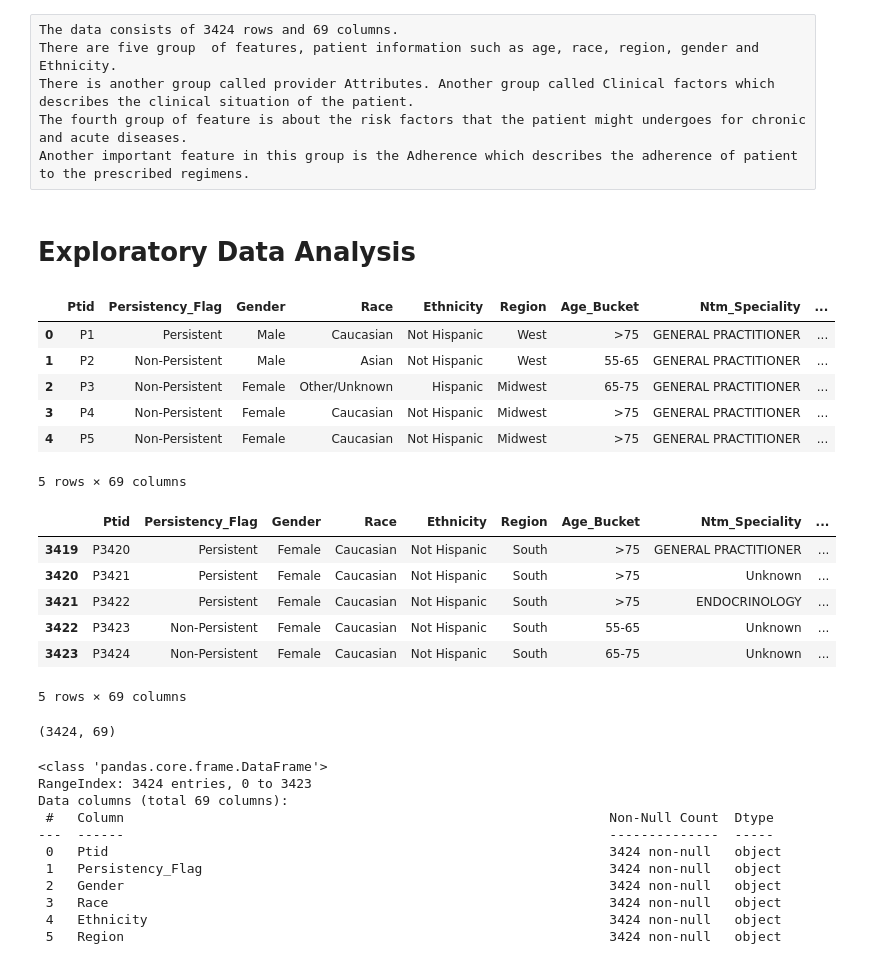
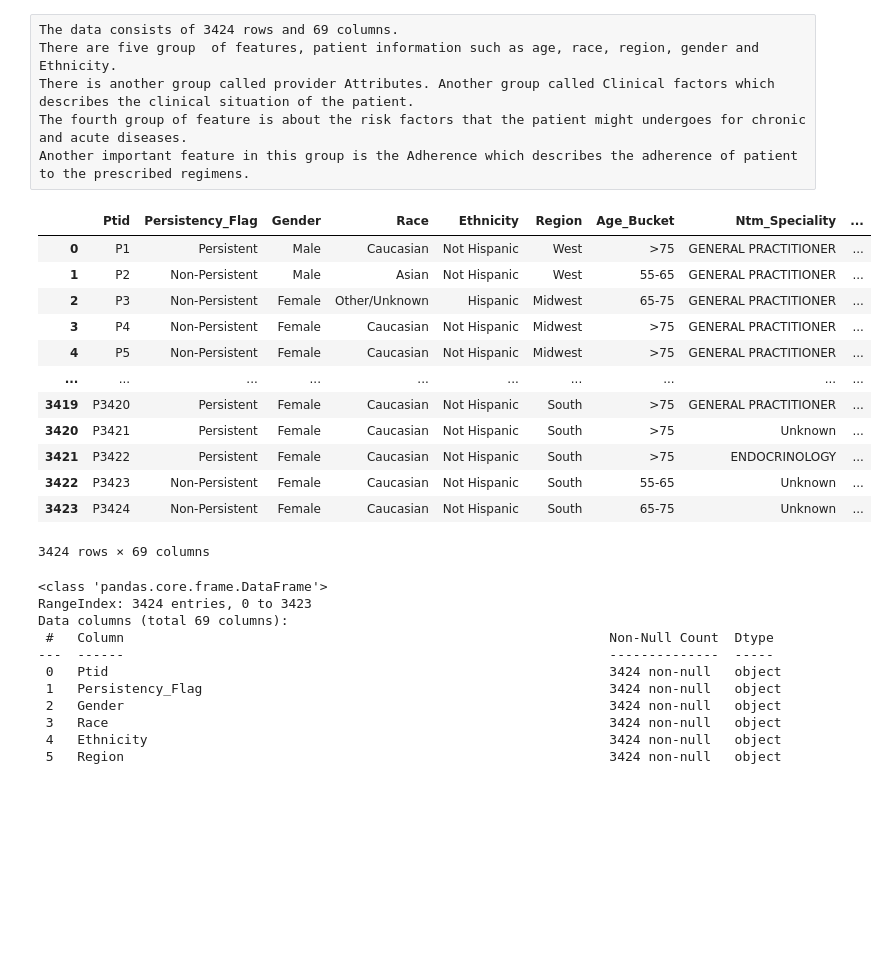
Before and after one commit to SMarzieh/Healthcare-Project, a Jupyter notebook: Marzieh_health-care.ipynb, the cells around one changed output. Cells and saved outputs as stored; diff of their text form; code cells hidden in the pictures; blank space fills up the shorter version.

```diff
--- a/Marzieh_health-care.ipynb
+++ b/Marzieh_health-care.ipynb
@@ -22,34 +22,24 @@ There are five group  of features, patient information such as age, race, region
 There is another group called provider Attributes. Another group called Clinical factors which describes the clinical situation of the patient.
 The fourth group of feature is about the risk factors that the patient might undergoes for chronic and acute diseases.
 Another important feature in this group is the Adherence which describes the adherence of patient to the prescribed regimens.
-# %% [markdown]
-# Exploratory Data Analysis
 # %%
 dataset = pd.read_csv('Healthcare_dataset.csv')
-# %%
-dataset.head()
-# %% [output]
-|  | Ptid | Persistency_Flag | Gender | Race | Ethnicity | Region | Age_Bucket | Ntm_Speciality | ... |
-| 0 | P1 | Persistent | Male | Caucasian | Not Hispanic | West | >75 | GENERAL PRACTITIONER | ... |
-| 1 | P2 | Non-Persistent | Male | Asian | Not Hispanic | West | 55-65 | GENERAL PRACTITIONER | ... |
-| 2 | P3 | Non-Persistent | Female | Other/Unknown | Hispanic | Midwest | 65-75 | GENERAL PRACTITIONER | ... |
-| 3 | P4 | Non-Persistent | Female | Caucasian | Not Hispanic | Midwest | >75 | GENERAL PRACTITIONER | ... |
-| 4 | P5 | Non-Persistent | Female | Caucasian | Not Hispanic | Midwest | >75 | GENERAL PRACTITIONER | ... |
-5 rows × 69 columns
 # %%
-dataset.tail()
+dataset
 # %% [output]
 |  | Ptid | Persistency_Flag | Gender | Race | Ethnicity | Region | Age_Bucket | Ntm_Speciality | ... |
+| 0 | P1 | Persistent | Male | Caucasian | Not Hispanic | West | >75 | GENERAL PRACTITIONER | ... |
+| 1 | P2 | Non-Persistent | Male | Asian | Not Hispanic | West | 55-65 | GENERAL PRACTITIONER | ... |
+| 2 | P3 | Non-Persistent | Female | Other/Unknown | Hispanic | Midwest | 65-75 | GENERAL PRACTITIONER | ... |
+| 3 | P4 | Non-Persistent | Female | Caucasian | Not Hispanic | Midwest | >75 | GENERAL PRACTITIONER | ... |
+| 4 | P5 | Non-Persistent | Female | Caucasian | Not Hispanic | Midwest | >75 | GENERAL PRACTITIONER | ... |
+| ... | ... | ... | ... | ... | ... | ... | ... | ... | ... |
 | 3419 | P3420 | Persistent | Female | Caucasian | Not Hispanic | South | >75 | GENERAL PRACTITIONER | ... |
 | 3420 | P3421 | Persistent | Female | Caucasian | Not Hispanic | South | >75 | Unknown | ... |
 | 3421 | P3422 | Persistent | Female | Caucasian | Not Hispanic | South | >75 | ENDOCRINOLOGY | ... |
 | 3422 | P3423 | Non-Persistent | Female | Caucasian | Not Hispanic | South | 55-65 | Unknown | ... |
 | 3423 | P3424 | Non-Persistent | Female | Caucasian | Not Hispanic | South | 65-75 | Unknown | ... |
-5 rows × 69 columns
+3424 rows × 69 columns
-# %%
-dataset.shape
-# %% [output]
-(3424, 69)
 # %%
 dataset.info()
 # %% [output]
```
Also changed, not shown: parts of 52 cells of this notebook, 7 other files.
